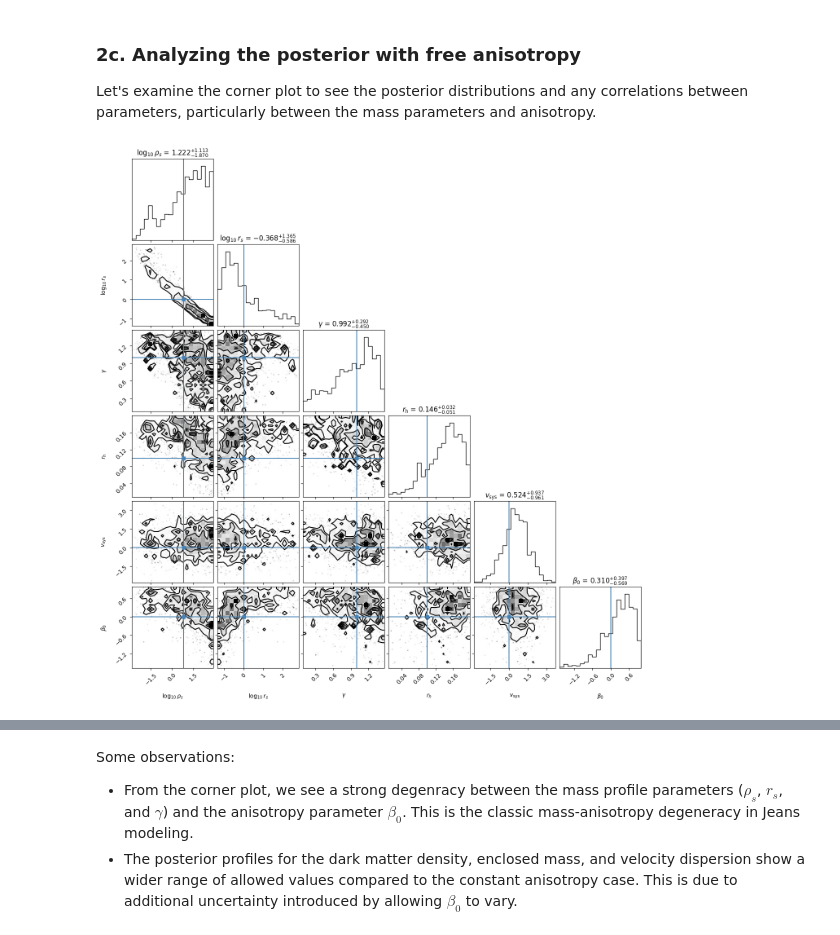
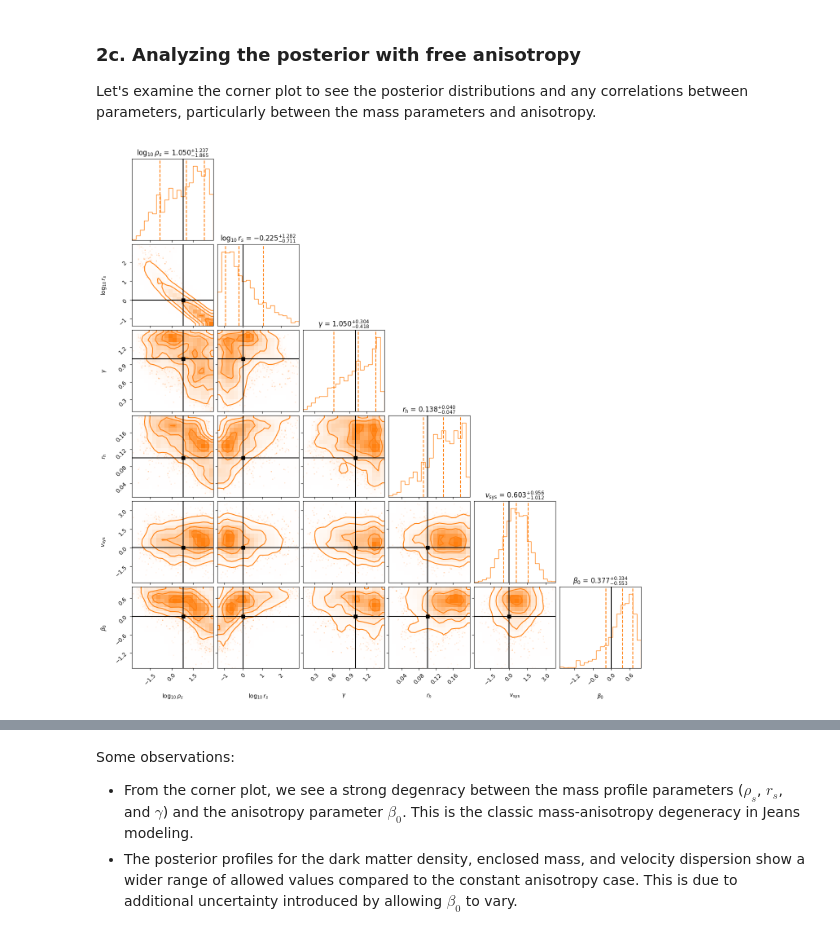
Before and after one commit to trivnguyen/AST1420_Jeans_Modeling_Tutorials, a Jupyter notebook: 01_constant_beta_solution.ipynb, the cells around one changed output, grey strips where cells are left out. Drawn from its saved outputs; the diff is of its cells as text; code cells hidden in the pictures.

Commit message:
change color scheme on corner plots to be more consistent with the rest of the figures

```diff
--- a/01_constant_beta_solution.ipynb
+++ b/01_constant_beta_solution.ipynb
@@ -877,28 +884,32 @@ Let's examine the corner plot to see the posterior distributions and any correla
 # %%
 # Convert 2^beta samples to beta for plotting
 samples_free_beta_plot = samples_free_beta.copy()
 samples_free_beta_plot[:, 5] = np.log2(samples_free_beta[:, 5])  # convert 2^beta to beta
 
 theta_true_free_beta = np.array([
     np.log10(true_parameters['rho_dm'].values[0]) - 7,
     np.log10(true_parameters['r_dm'].values[0]),
     true_parameters['gamma'].values[0],
     true_parameters['r_half_kpc'].values[0],
     0,  # vsys
     true_parameters['beta0'].values[0],  # true beta
 ])
 
 # plot corner plots
 fig = corner.corner(
     samples_free_beta_plot,
     labels=[r"$\log_{10}\rho_s$", r"$\log_{10}r_s$", r"$\gamma$", r"$r_h$", r"$v_{\rm sys}$", r"$\beta_0$"],
+    quantiles=[0.16, 0.5, 0.84],
     truths=theta_true_free_beta,
+    truth_color='k',
+    color='C1',
     show_titles=True,
     title_fmt=".3f",
     title_kwargs={"fontsize": 12},
+    smooth=1
 )
 # %% [output]
-[figure, old version]
+[figure, new version]
 # %%
 # Compute posterior profiles with free beta
 r_plot = np.logspace(-2, 2, 50)
```
Also changed, not shown: parts of 7 cells of this notebook, 3 other files.
